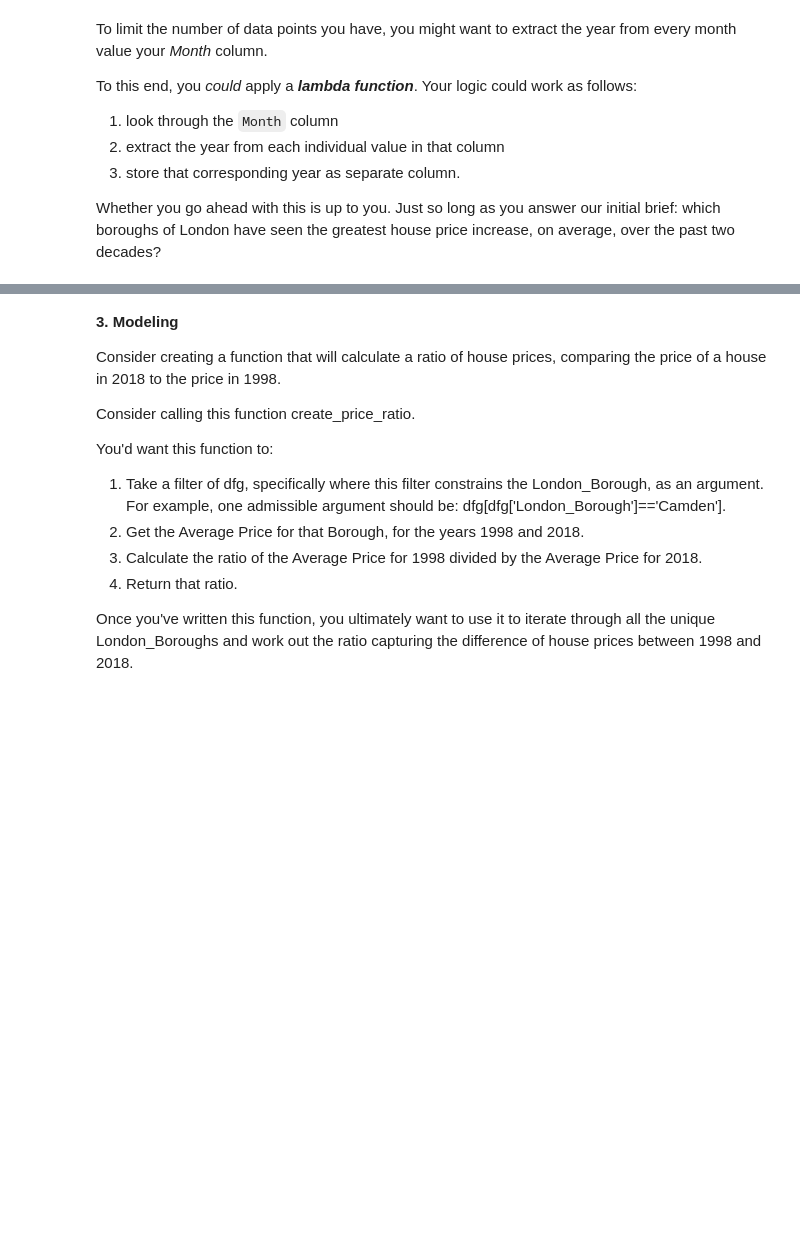
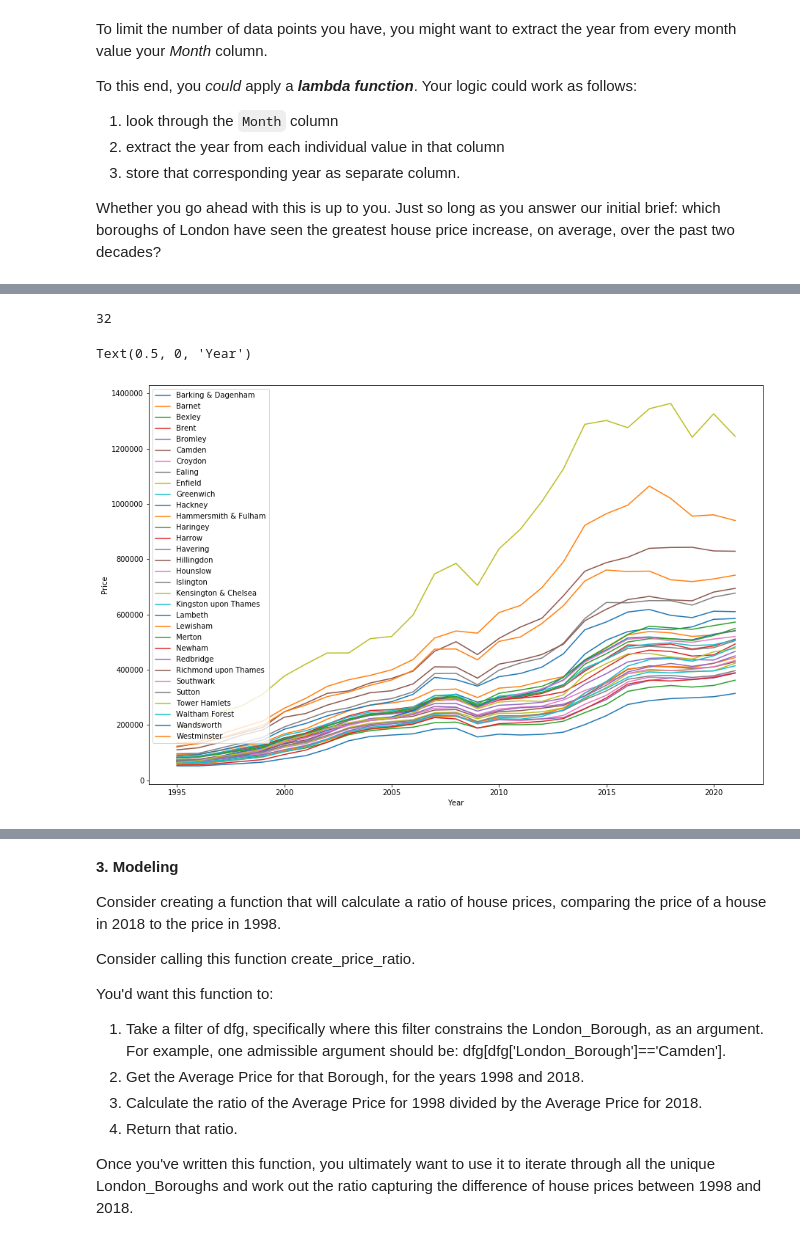
Before and after one commit to gt2199/Springboard, a Jupyter notebook: unit4_London_Housing/GK_Unit 4 Challenge - Tier 3.ipynb, the cells around one changed output, grey strips where cells are left out. Drawn from its saved outputs; the diff is of its cells as text; code cells hidden in the pictures; blank space fills up the shorter version.

```diff
--- a/unit4_London_Housing/GK_Unit 4 Challenge - Tier 3.ipynb
+++ b/unit4_London_Housing/GK_Unit 4 Challenge - Tier 3.ipynb
@@ -331,0 +293,32 @@ print(myprice)
+# %%
+# Filter only real boroughs
+avgprice_by_year = avgprice_by_year[avgprice_by_year['boroughs'].isin(list_boroughs)]
+
+# Check number of unique boroughs, this should be 32
+len(avgprice_by_year['boroughs'].unique())
+# %% [output]
+32
+# %%
+# Get initial price
+start_prices = avgprice_by_year.groupby('boroughs')['price'].min().reset_index()
+start_prices = start_prices.rename(columns={"price": "start_price"})
+# %%
+# Merge initial price with price data
+avgprice_by_year = avgprice_by_year.merge(start_prices,on='boroughs',how='left')
+# %%
+# Calculate percent change
+avgprice_by_year['change_in_price'] = (avgprice_by_year['price']-avgprice_by_year['start_price'])/avgprice_by_year['start_price']*100
+# %%
+# Set index to year, for plotting
+avgprice_by_year = avgprice_by_year.set_index('year')
+# %%
+# Plot price versus year for all boroughs
+plt.figure(figsize=(15,10))
+
+avgprice_by_year.groupby('boroughs')['price'].plot(legend=True)
+
+plt.ylabel('Price')
+plt.xlabel('Year')
+# %% [output]
+Text(0.5, 0, 'Year')
+[figure, added]
```
Also changed, not shown: parts of 18 cells of this notebook.
